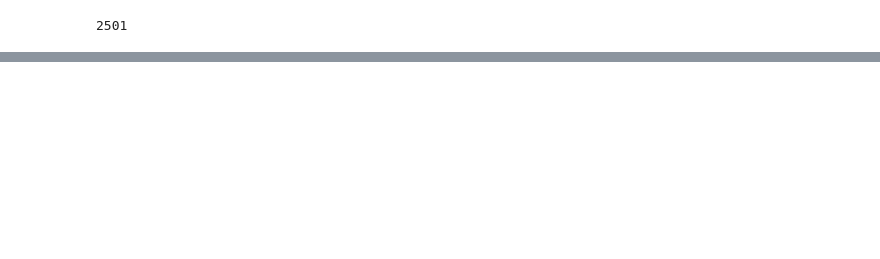
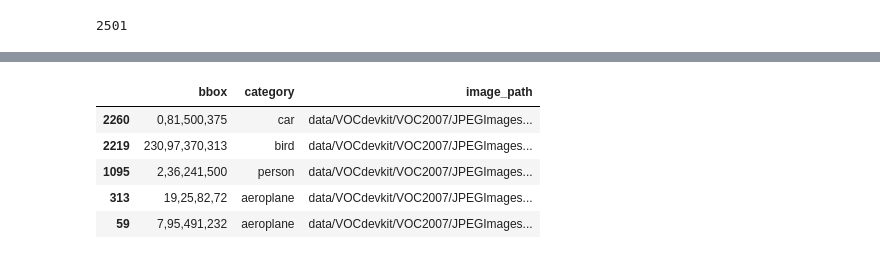
Before and after one commit to qmaruf/fastai, a Jupyter notebook: fast_ai_largest_object_classifier.ipynb, the cells around one changed output, grey strips where cells are left out. Saved outputs shown, nothing was run; the diff lists cells and outputs as text; code cells hidden in the pictures; blank space fills up the shorter version.

```diff
--- a/fast_ai_largest_object_classifier.ipynb
+++ b/fast_ai_largest_object_classifier.ipynb
@@ -143,7 +168,7 @@ add_text(ax, annotation_dict_large[image_id][1], image_id_to_category[annotation
 # %%
 df = pd.DataFrame(
 {
-    'image_path': [images_dir/image_id_to_filename[id] for id in annotation_dict_large],
+    'image_path': [image_id_to_filename[id] for id in annotation_dict_large],
     'category': [image_id_to_category[annotation_dict_large[id][0]] for id in annotation_dict_large],
     'bbox': [','.join(list(map(str, hw_to_coord(annotation_dict_large[id][1])))) for id in annotation_dict_large]
 })
@@ -169,0 +236,9 @@ df = pd.DataFrame(
+# %%
+df.head()
+# %% [output]
+|  | bbox | category | image_path |
+| 2260 | 0,81,500,375 | car | data/VOCdevkit/VOC2007/JPEGImages... |
+| 2219 | 230,97,370,313 | bird | data/VOCdevkit/VOC2007/JPEGImages... |
+| 1095 | 2,36,241,500 | person | data/VOCdevkit/VOC2007/JPEGImages... |
+| 313 | 19,25,82,72 | aeroplane | data/VOCdevkit/VOC2007/JPEGImages... |
+| 59 | 7,95,491,232 | aeroplane | data/VOCdevkit/VOC2007/JPEGImages... |
```
Also changed, not shown: parts of 27 cells of this notebook.
